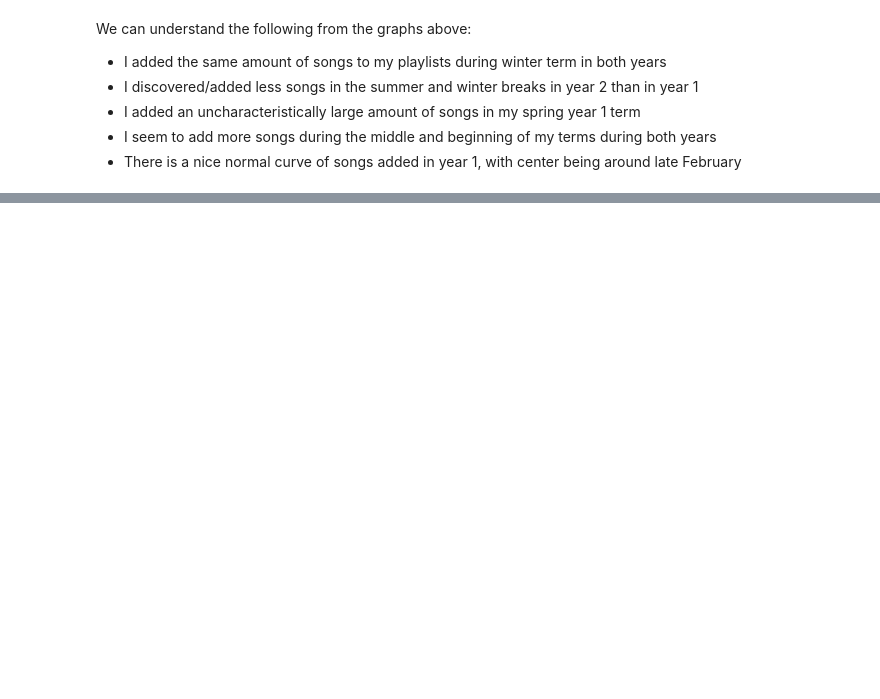
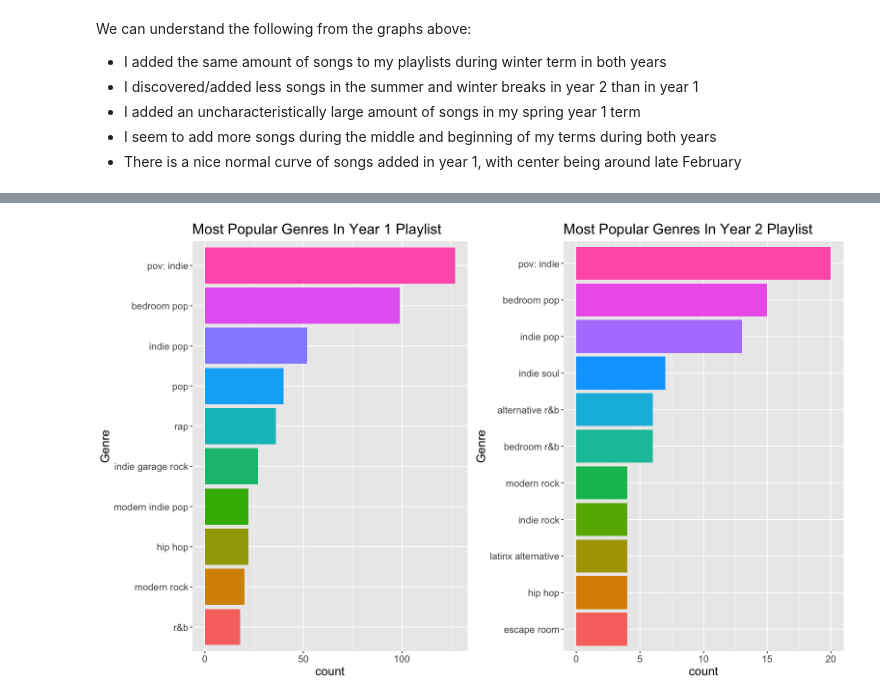
Before and after one commit to aadetritawara/spotify-analysis, a Jupyter notebook: Spotify_Analysis.ipynb, the cells around one changed output, grey strips where cells are left out. Drawn from its saved outputs; the diff is of its cells as text; code cells hidden in the pictures; blank space fills up the shorter version.

Commit message:
most popular genres & fixed some formatting

```diff
--- a/Spotify_Analysis.ipynb
+++ b/Spotify_Analysis.ipynb
@@ -314,0 +299,19 @@ for (variable in numeric_columns) {
+# %%
+# Getting most popular genres in each playlist
+
+# First extracting the artists column from our data frame, which is a list containing information about
+    # the artist(s) on the track, including their spotify identifier "id", which I'll use to identify genre
+y1_listed_artists <- shortened_y1_playlist$track.artists
+y1_all_ids <- lapply(y1_listed_artists, function(df) df$id) |>  # Getting all artists' id's in vector object
+                      unlist()
+y1_all_genres <- lapply(y1_all_ids, function(id) get_artist(id)$genres) |>  #artist vector to tibble of genres
+                      unlist() |> as_tibble()
+head(y1_all_genres)
+
+# Doing the same for playlist 2:
+y2_listed_artists <- shortened_y2_playlist$track.artists
+y2_all_ids <- lapply(y2_listed_artists, function(df) df$id) |>  # Getting all artists' id's in vector object
+                      unlist()
+y2_all_genres <- lapply(y2_all_ids, function(id) get_artist(id)$genres) |>  #artist vector to tibble of genres
+                      unlist() |> as_tibble()
+head(y2_all_genres)
@@ -315 +337,23 @@ for (variable in numeric_columns) {
+# %%
+options(repr.plot.height = 8, repr.plot.width = 13)
+# Plotting a bar graph
+y1_bar <- y1_all_genres |> mutate(value = as_factor(value)) |>
+            group_by(value) |>
+            summarize(count = n()) |>
+            mutate(value = fct_reorder(value, count)) |>
+            slice_max(order_by = count, n = 10) |>
+            ggplot(aes(y = value, x = count,  fill = value))+
+            geom_bar(stat = "identity") + labs(title = "Most Popular Genres In Year 1 Playlist", y = "Genre") +
+            theme(text = element_text(size = 15), legend.position="none")
+y2_bar <- y2_all_genres |> mutate(value = as_factor(value)) |>
+            group_by(value) |>
+            summarize(count = n()) |>
+            mutate(value = fct_reorder(value, count)) |>
+            slice_max(order_by = count, n = 10) |>
+            ggplot(aes(y = value, x = count, fill = value))+
+            geom_bar(stat = "identity") + labs(title = "Most Popular Genres In Year 2 Playlist", y = "Genre") +
+            theme(text = element_text(size = 15), legend.position="none")
+plot_grid(y1_bar, y2_bar)
+# %% [output]
+[figure, added]
 # %%
```
Also changed, not shown: parts of 11 cells of this notebook.
